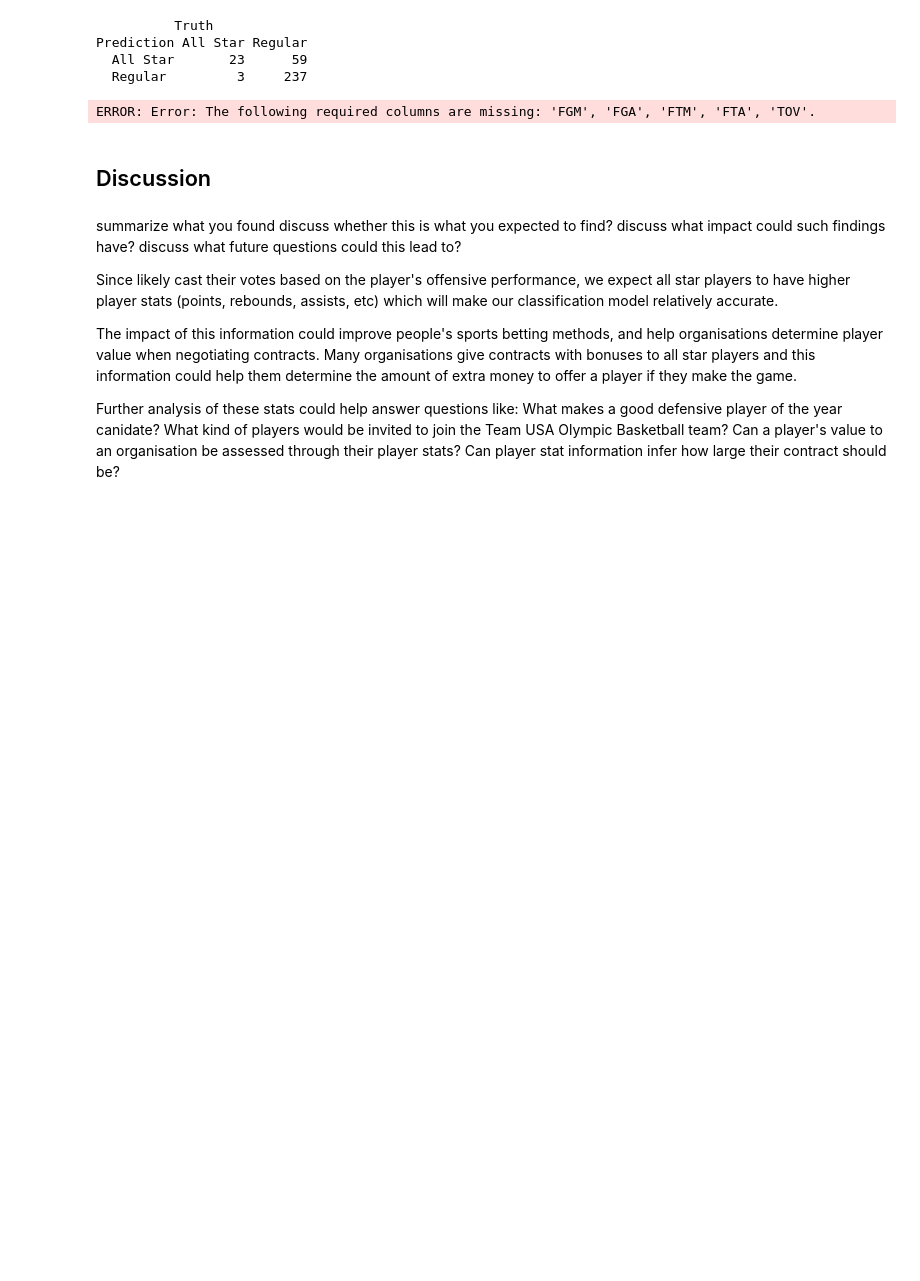
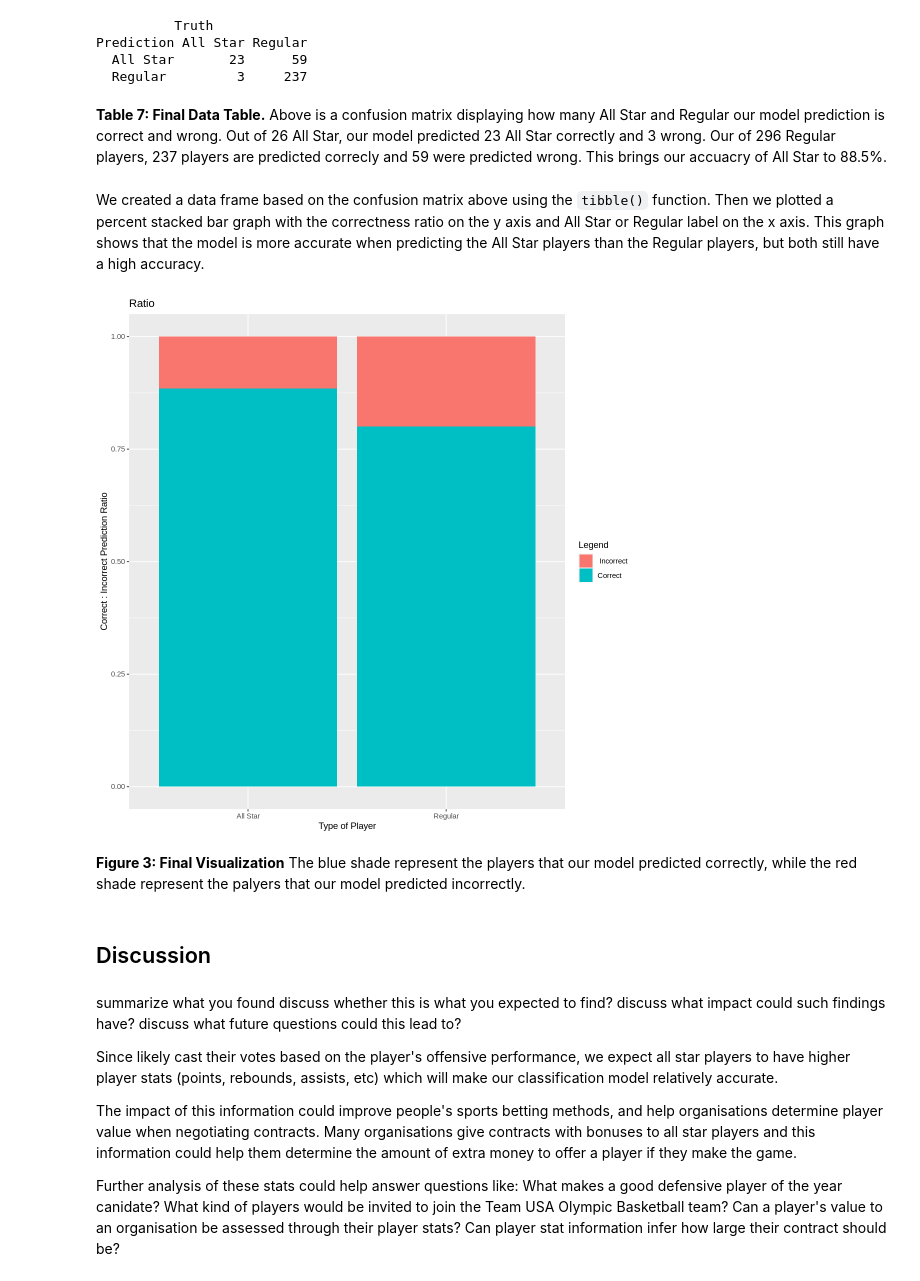
Before and after one commit to RayNguyent/DSCI-100-project, a Jupyter notebook: report.ipynb, the cells around one changed output. Drawn from its saved outputs; the diff is of its cells as text; code cells hidden in the pictures; blank space fills up the shorter version.

```diff
--- a/report.ipynb
+++ b/report.ipynb
@@ -256,59 +288,23 @@ confusion
 Prediction All Star Regular
   All Star       23      59
   Regular         3     237
-# %%
-# rare_plot <- data_testing %>%
-#   ggplot(aes(x = PTS, y = MIN, color = Is_All_Star)) +
-#   geom_point(alpha = 0.4) +
-#   labs(x = "MIN (standardized)",
-#        y = "PTS (standardized)",
-#        color = "Class") +
-#   scale_color_manual(labels = c("MIN", "PTS"),
-#                      values = c("orange2", "steelblue2")) +
-#   theme(text = element_text(size = 18))
-
-
-are_grid <- seq(min(selected_combined_data$PTS),
-                max(selected_combined_data$PTS),
-                length.out = 100)
-smo_grid <- seq(min(selected_combined_data$MIN),
-                max(selected_combined_data$MIN),
-                length.out = 100)
-asgrid <- as_tibble(expand.grid(PTS = are_grid,
-                                MIN = smo_grid))
-
-# use the fit workflow to make predictions at the grid points
-knnPredGrid <- predict(data_updated_fit, asgrid)
-
-# bind the predictions as a new column with the grid points
-prediction_table <- bind_cols(knnPredGrid, asgrid) %>%
-  rename(Class = .pred_class)
-
-# plot:
-# 1. the colored scatter of the original data
-# 2. the faded colored scatter for the grid points
-wkflw_plot <-
-  ggplot() +
-  geom_point(data = selected_combined_data,
-             mapping = aes(x = PTS,
-                           y = MIN,
-                           color = Class),
-             alpha = 0.75) +
-  geom_point(data = prediction_table,
-             mapping = aes(x = PTS,
-                           y = MIN,
-                           color = Class),
-             alpha = 0.02,
-             size = 5) +
-  labs(color = "Diagnosis",
-       x = "Area (standardized)",
-       y = "Smoothness (standardized)") +
-  scale_color_manual(labels = c("Malignant", "Benign"),
-                     values = c("orange2", "steelblue2")) +
-  theme(text = element_text(size = 12))
-wkflw_plot
-# %% [output]
-ERROR: Error: The following required columns are missing: 'FGM', 'FGA', 'FTM', 'FTA', 'TOV'.
+# %% [markdown]
+**Table 7: Final Data Table.** Above is a confusion matrix displaying how many All Star and Regular our model prediction is correct and wrong. Out of 26 All Star, our model predicted 23 All Star correctly and 3 wrong. Our of 296 Regular players, 237 players are predicted correcly and 59 were predicted wrong. This brings our accuacry of All Star to 88.5%.
+# %% [markdown]
+We created a data frame based on the confusion matrix above using the `tibble()` function. Then we plotted a percent stacked bar graph with the correctness ratio on the y axis and All Star or Regular label on the x axis. This graph shows that the model is more accurate when predicting the All Star players than the Regular players, but both still have a high accuracy.
+# %%
+confusion_tibble <- tibble(all_star = c("All Star", "All Star", "Regular", "Regular"),
+                           correctness = c(" Incorrect", "Correct", " Incorrect", "Correct"),
+                           value = c(3, 23, 59, 237))
+confusion_graph <- ggplot(confusion_tibble, aes(x = all_star, y = value, fill = correctness)) +
+    geom_bar(stat = "identity", position = "fill") +
+    labs(x = "Type of Player", y = "Correct : Incorrect Prediction Ratio", fill = "Legend", title = "Ratio")
+
+confusion_graph
+# %% [output]
+[figure, added]
+# %% [markdown]
+**Figure 3: Final Visualization** The blue shade represent the players that our model predicted correctly, while the red shade represent the palyers that our model predicted incorrectly.
 # %% [markdown]
 ## Discussion
 # %% [markdown]
```
Also changed, not shown: parts of 29 cells of this notebook.
